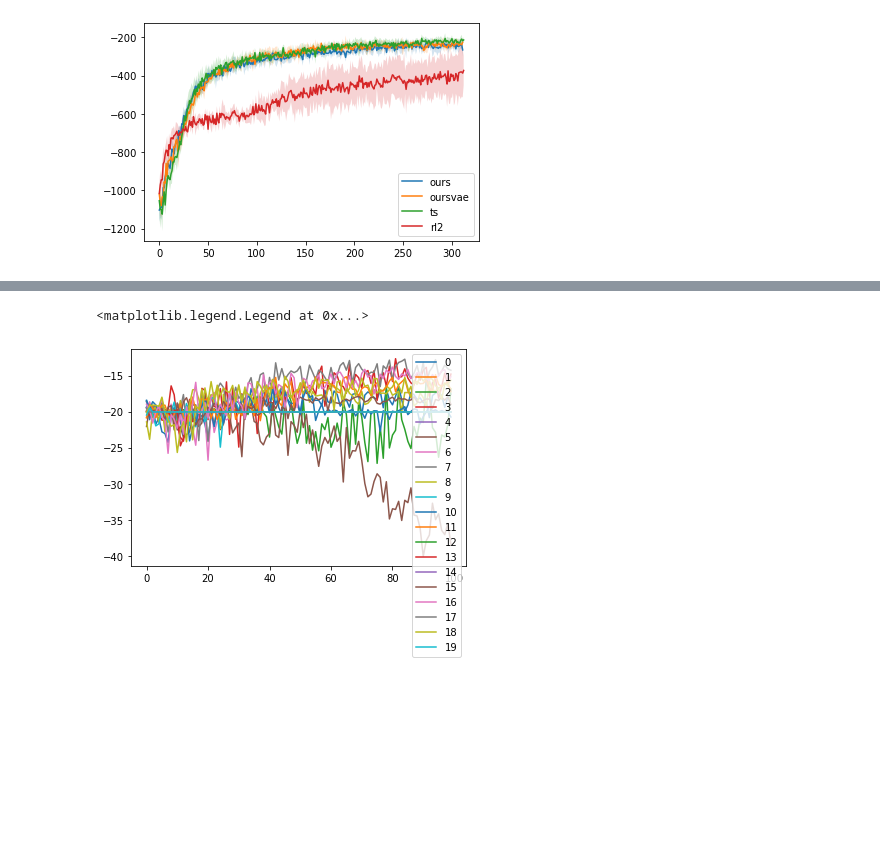
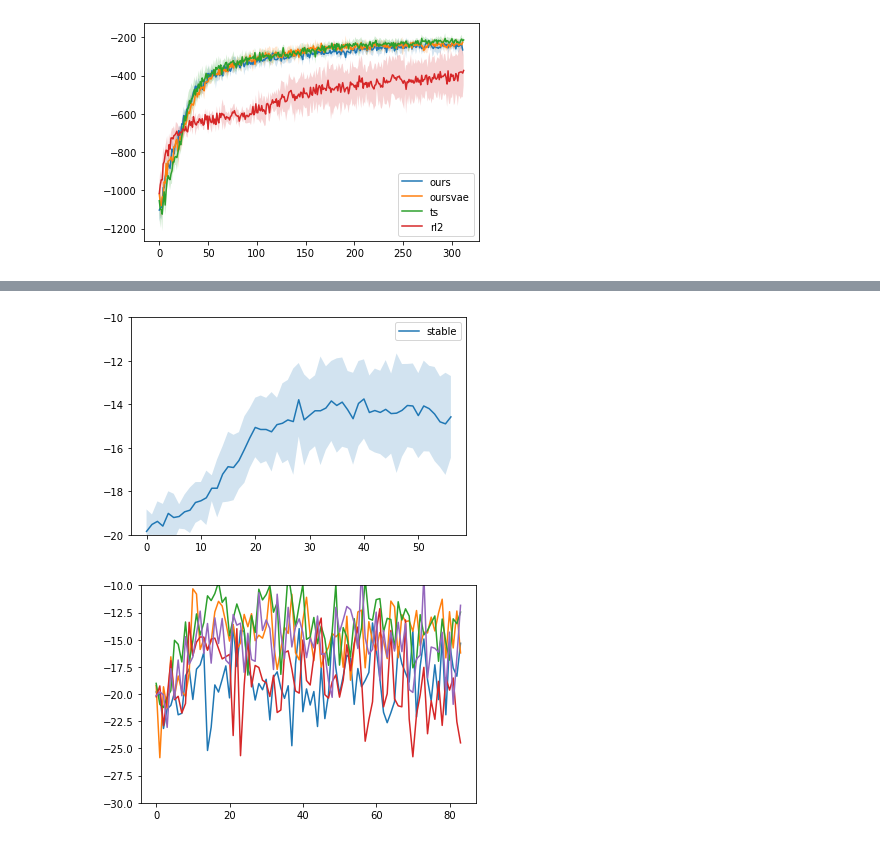
Before and after one commit to riccardopoiani/trio-non-stationary-meta-rl, a Jupyter notebook: notebooks/view_results.ipynb, the cells around one changed output, grey strips where cells are left out. Cells and saved outputs as stored; diff of their text form; code cells hidden in the pictures; blank space fills up the shorter version.

```diff
--- a/notebooks/view_results.ipynb
+++ b/notebooks/view_results.ipynb
@@ -1047,19 +1043,26 @@ r = plot_eval(files, labels)
+# %%
+files = ["../result/rl2maystable/"]
+
+labels = ['stable']
+plt.ylim(-20, -10)
+r = plot_eval(files, labels)
+# %% [output]
+[figure, added]
 # %%
-f = "../result/rl2newarch/rl23/"
+f = "../result/tsnew/"
 
 dirs_containing_res = os.listdir(f)
 eval_file_list = []
 
 for d in dirs_containing_res:
     eval_file_list.append(f + d + "/eval.pkl")
 e_o = read_file_list(eval_file_list)
 e_o = np.array(e_o)
 
 e_o = e_o.squeeze(1)
 
-for i in range(20):
+plt.ylim((-30,-10))
+for i in range(5):
     plt.plot(e_o[i], label="{}".format(i))
-plt.legend()
 # %% [output]
-<matplotlib.legend.Legend at 0x...>
-[figure, old version]
+[figure, new version]
```
Also changed, not shown: parts of 10 cells of this notebook, 38 other files.
